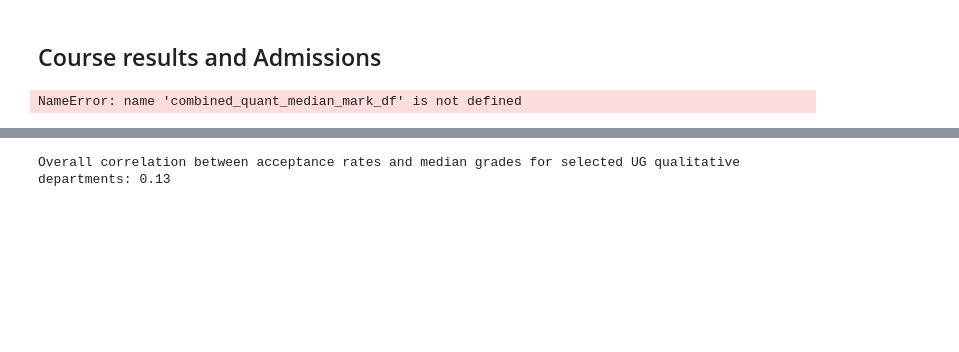
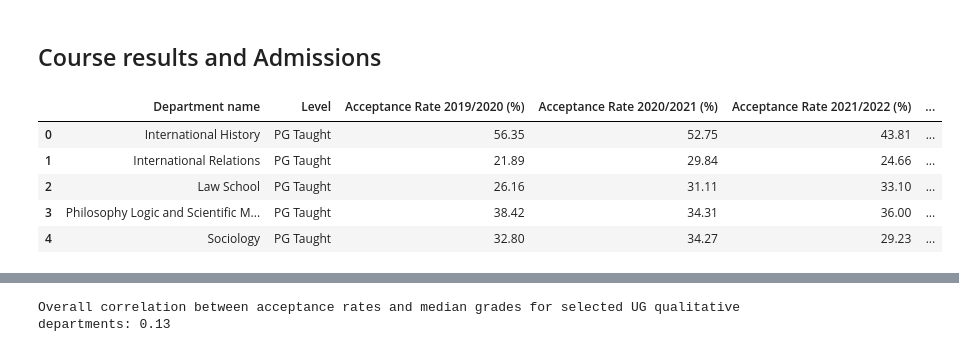
Before and after one commit to ilovest115/ST115-project-finalised, a Jupyter notebook: ST115-project-finalised.ipynb, the cells around one changed output, grey strips where cells are left out. Drawn from its saved outputs; the diff is of its cells as text; code cells hidden in the pictures; blank space fills up the shorter version.

```diff
--- a/ST115-project-finalised.ipynb
+++ b/ST115-project-finalised.ipynb
@@ -764,3 +792,31 @@ combined_qual_median_mark_df
+# %%
+department_names_quant = ['Mathematics', 'Statistics', 'Economics', 'Accounting', 'Finance']
+
+medians_by_dept_quant_PG = {}
+
+for df_list, dept_name in zip(PG_quant_results_summary_list, department_names_quant):
+    df = df_list[0].set_index('Year')
+    medians_by_dept_quant_PG[dept_name] = df['median'].rename(lambda x: f'Median {x}')
+
+combined_quant_PG_median_mark_df = pd.DataFrame(medians_by_dept_quant_PG)
+combined_quant_PG_median_mark_df = combined_quant_PG_median_mark_df.T
+combined_quant_PG_median_mark_df.reset_index(inplace=True)
+combined_quant_PG_median_mark_df.rename(columns={'index': 'Department name'}, inplace=True)
+
+combined_quant_PG_median_mark_df = combined_quant_PG_median_mark_df.rename_axis(None, axis=1)
+# %%
+medians_by_dept_qual_PG = {}
+
+for df_list, dept_name in zip(PG_qual_results_summary_list, department_names_qual):
+    df = df_list[0].set_index('Year')
+    medians_by_dept_qual_PG[dept_name] = df['median'].rename(lambda x: f'Median {x}')
+
+combined_qual_PG_median_mark_df = pd.DataFrame(medians_by_dept_qual_PG)
+combined_qual_PG_median_mark_df = combined_qual_PG_median_mark_df.T
+combined_qual_PG_median_mark_df.reset_index(inplace=True)
+combined_qual_PG_median_mark_df.rename(columns={'index': 'Department name'}, inplace=True)
+
+combined_qual_PG_median_mark_df = combined_qual_PG_median_mark_df.rename_axis(None, axis=1)
 # %% [markdown]
 ***
 # %% [markdown]
@@ -1211,13 +1316,22 @@ fig10.show()
 # %%
 filtered_quant_UG_df = quant_UG_selected.filter(regex="Acceptance Rate|Department name|Level")
 filtered_qual_UG_df = qual_UG_selected.filter(regex="Acceptance Rate|Department name|Level")
+
+filtered_quant_PG_df = quant_PG_selected.filter(regex="Acceptance Rate|Department name|Level")
+filtered_qual_PG_df = qual_PG_selected.filter(regex="Acceptance Rate|Department name|Level")
 # %%
-merged_quant_UG_acceptance_median_grade_df = filtered_quant_UG_df.merge(combined_quant_median_mark_df, on="Department name", how="inner")
-merged_qual_UG_acceptance_median_grade_df = filtered_qual_UG_df.merge(combined_qual_median_mark_df, on="Department name", how="inner")
+merged_quant_UG_acceptance_median_grade_df = filtered_quant_UG_df.merge(combined_quant_UG_median_mark_df, on="Department name", how="inner")
+merged_qual_UG_acceptance_median_grade_df = filtered_qual_UG_df.merge(combined_qual_UG_median_mark_df, on="Department name", how="inner")
 
-merged_qual_UG_acceptance_median_grade_df
+merged_quant_PG_acceptance_median_grade_df = filtered_quant_PG_df.merge(combined_quant_PG_median_mark_df, on="Department name", how="inner")
+merged_qual_PG_acceptance_median_grade_df = filtered_qual_PG_df.merge(combined_qual_PG_median_mark_df, on="Department name", how="inner")
 # %% [output]
-NameError: name 'combined_quant_median_mark_df' is not defined
+|  | Department name | Level | Acceptance Rate 2019/2020 (%) | Acceptance Rate 2020/2021 (%) | Acceptance Rate 2021/2022 (%) | ... |
+| 0 | International History | PG Taught | 56.35 | 52.75 | 43.81 | ... |
+| 1 | International Relations | PG Taught | 21.89 | 29.84 | 24.66 | ... |
+| 2 | Law School | PG Taught | 26.16 | 31.11 | 33.10 | ... |
+| 3 | Philosophy Logic and Scientific M... | PG Taught | 38.42 | 34.31 | 36.00 | ... |
+| 4 | Sociology | PG Taught | 32.80 | 34.27 | 29.23 | ... |
 # %%
 acceptance_rates_quant_UG = pd.concat([
     merged_quant_UG_acceptance_median_grade_df['Acceptance Rate 2019/2020 (%)'],
```
Also changed, not shown: parts of 34 cells of this notebook.
